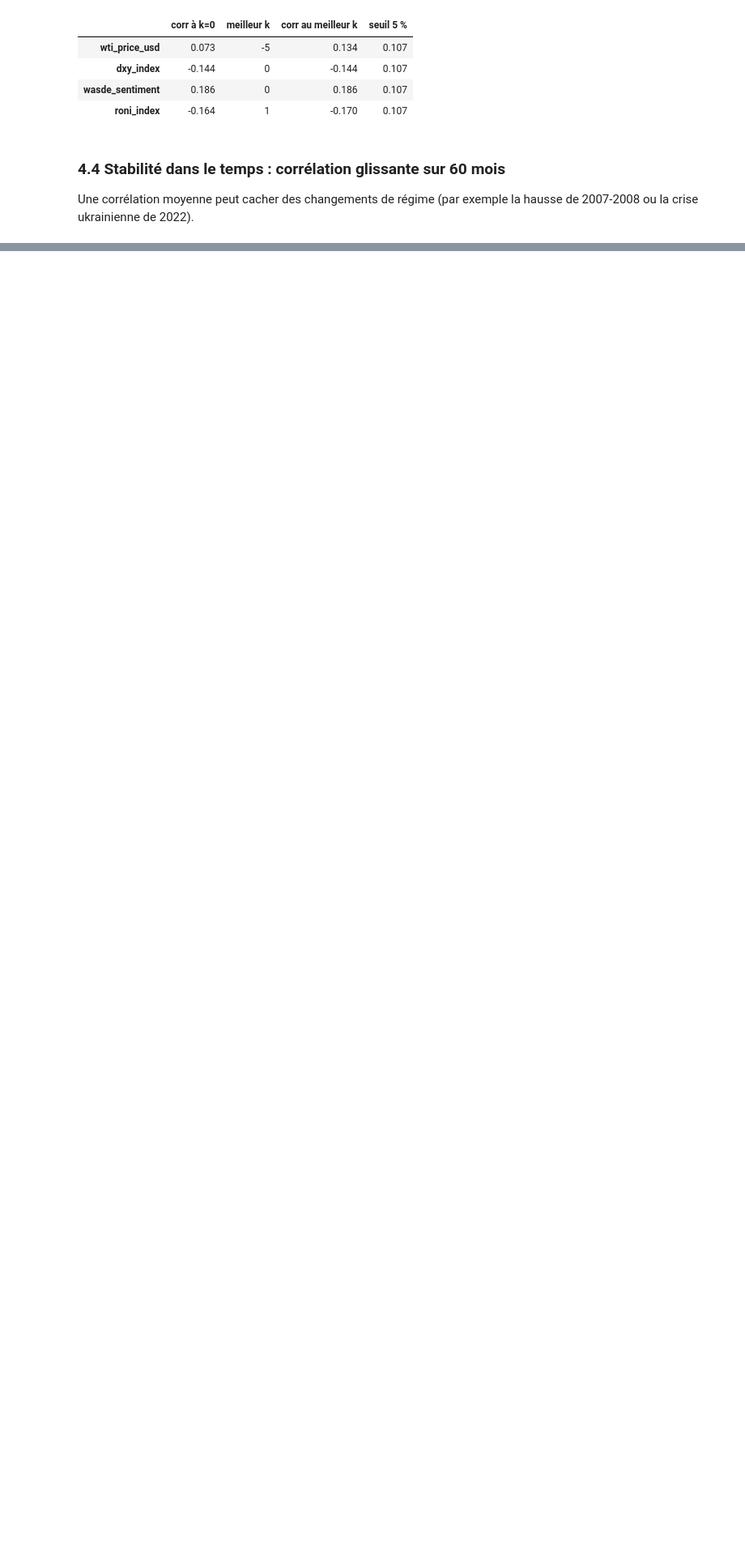
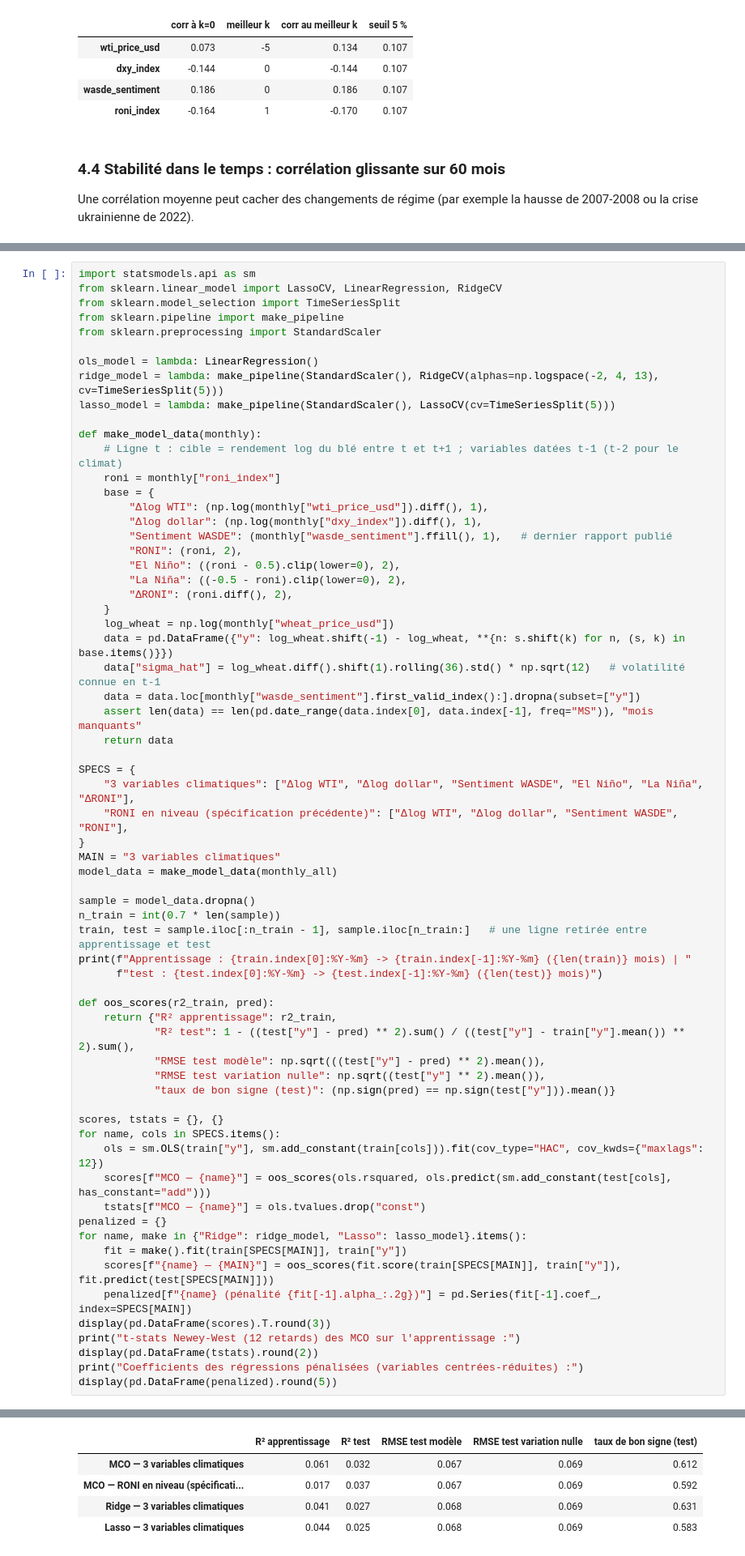
Before and after one commit to nathsdm/ML-for-portfolio, a Jupyter notebook: Wheat_analysis.ipynb, the cells around one changed output, grey strips where cells are left out. Shown at 81% size. Drawn from its saved outputs; the diff is of its cells as text; blank space fills up the shorter version.

```diff
--- a/Wheat_analysis.ipynb
+++ b/Wheat_analysis.ipynb
@@ -893,0 +698,66 @@ plt.show()
+# %%
+import statsmodels.api as sm
+from sklearn.linear_model import LassoCV, LinearRegression, RidgeCV
+from sklearn.model_selection import TimeSeriesSplit
+from sklearn.pipeline import make_pipeline
+from sklearn.preprocessing import StandardScaler
+
+ols_model = lambda: LinearRegression()
+ridge_model = lambda: make_pipeline(StandardScaler(), RidgeCV(alphas=np.logspace(-2, 4, 13), cv=TimeSeriesSplit(5)))
+lasso_model = lambda: make_pipeline(StandardScaler(), LassoCV(cv=TimeSeriesSplit(5)))
+
+def make_model_data(monthly):
+    # Ligne t : cible = rendement log du blé entre t et t+1 ; variables datées t-1 (t-2 pour le climat)
+    roni = monthly["roni_index"]
+    base = {
+        "Δlog WTI": (np.log(monthly["wti_price_usd"]).diff(), 1),
+        "Δlog dollar": (np.log(monthly["dxy_index"]).diff(), 1),
+        "Sentiment WASDE": (monthly["wasde_sentiment"].ffill(), 1),   # dernier rapport publié
+        "RONI": (roni, 2),
+        "El Niño": ((roni - 0.5).clip(lower=0), 2),
+        "La Niña": ((-0.5 - roni).clip(lower=0), 2),
+        "ΔRONI": (roni.diff(), 2),
+    }
+    log_wheat = np.log(monthly["wheat_price_usd"])
+    data = pd.DataFrame({"y": log_wheat.shift(-1) - log_wheat, **{n: s.shift(k) for n, (s, k) in base.items()}})
+    data["sigma_hat"] = log_wheat.diff().shift(1).rolling(36).std() * np.sqrt(12)   # volatilité connue en t-1
+    data = data.loc[monthly["wasde_sentiment"].first_valid_index():].dropna(subset=["y"])
+    assert len(data) == len(pd.date_range(data.index[0], data.index[-1], freq="MS")), "mois manquants"
+    return data
+
+SPECS = {
+    "3 variables climatiques": ["Δlog WTI", "Δlog dollar", "Sentiment WASDE", "El Niño", "La Niña", "ΔRONI"],
+    "RONI en niveau (spécification précédente)": ["Δlog WTI", "Δlog dollar", "Sentiment WASDE", "RONI"],
+}
+MAIN = "3 variables climatiques"
+model_data = make_model_data(monthly_all)
+
+sample = model_data.dropna()
+n_train = int(0.7 * len(sample))
+train, test = sample.iloc[:n_train - 1], sample.iloc[n_train:]   # une ligne retirée entre apprentissage et test
+print(f"Apprentissage : {train.index[0]:%Y-%m} -> {train.index[-1]:%Y-%m} ({len(train)} mois) | "
+      f"test : {test.index[0]:%Y-%m} -> {test.index[-1]:%Y-%m} ({len(test)} mois)")
+
+def oos_scores(r2_train, pred):
+    return {"R² apprentissage": r2_train,
+            "R² test": 1 - ((test["y"] - pred) ** 2).sum() / ((test["y"] - train["y"].mean()) ** 2).sum(),
+            "RMSE test modèle": np.sqrt(((test["y"] - pred) ** 2).mean()),
+            "RMSE test variation nulle": np.sqrt((test["y"] ** 2).mean()),
+            "taux de bon signe (test)": (np.sign(pred) == np.sign(test["y"])).mean()}
+
+scores, tstats = {}, {}
+for name, cols in SPECS.items():
+    ols = sm.OLS(train["y"], sm.add_constant(train[cols])).fit(cov_type="HAC", cov_kwds={"maxlags": 12})
+    scores[f"MCO — {name}"] = oos_scores(ols.rsquared, ols.predict(sm.add_constant(test[cols], has_constant="add")))
+    tstats[f"MCO — {name}"] = ols.tvalues.drop("const")
+penalized = {}
+for name, make in {"Ridge": ridge_model, "Lasso": lasso_model}.items():
+    fit = make().fit(train[SPECS[MAIN]], train["y"])
+    scores[f"{name} — {MAIN}"] = oos_scores(fit.score(train[SPECS[MAIN]], train["y"]), fit.predict(test[SPECS[MAIN]]))
+    penalized[f"{name} (pénalité {fit[-1].alpha_:.2g})"] = pd.Series(fit[-1].coef_, index=SPECS[MAIN])
+display(pd.DataFrame(scores).T.round(3))
+print("t-stats Newey-West (12 retards) des MCO sur l'apprentissage :")
+display(pd.DataFrame(tstats).round(2))
+print("Coefficients des régressions pénalisées (variables centrées-réduites) :")
+display(pd.DataFrame(penalized).round(5))
+# %% [output]
@@ -893,0 +765,5 @@ plt.show()
+|  | R² apprentissage | R² test | RMSE test modèle | RMSE test variation nulle | taux de bon signe (test) |
+| MCO — 3 variables climatiques | 0.061 | 0.032 | 0.067 | 0.069 | 0.612 |
+| MCO — RONI en niveau (spécificati... | 0.017 | 0.037 | 0.067 | 0.069 | 0.592 |
+| Ridge — 3 variables climatiques | 0.041 | 0.027 | 0.068 | 0.069 | 0.631 |
+| Lasso — 3 variables climatiques | 0.044 | 0.025 | 0.068 | 0.069 | 0.583 |
```
Also changed, not shown: parts of 21 cells of this notebook, 9 other files.
